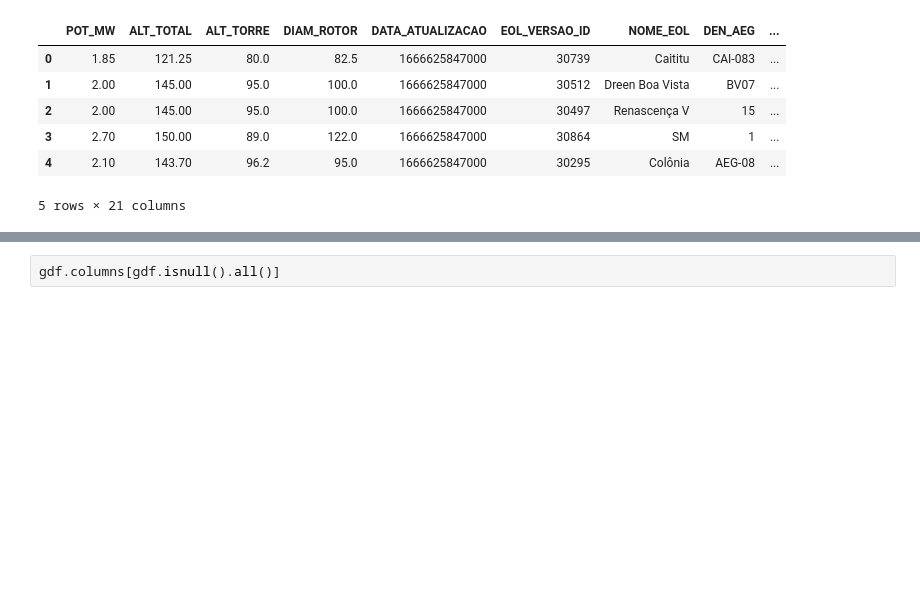
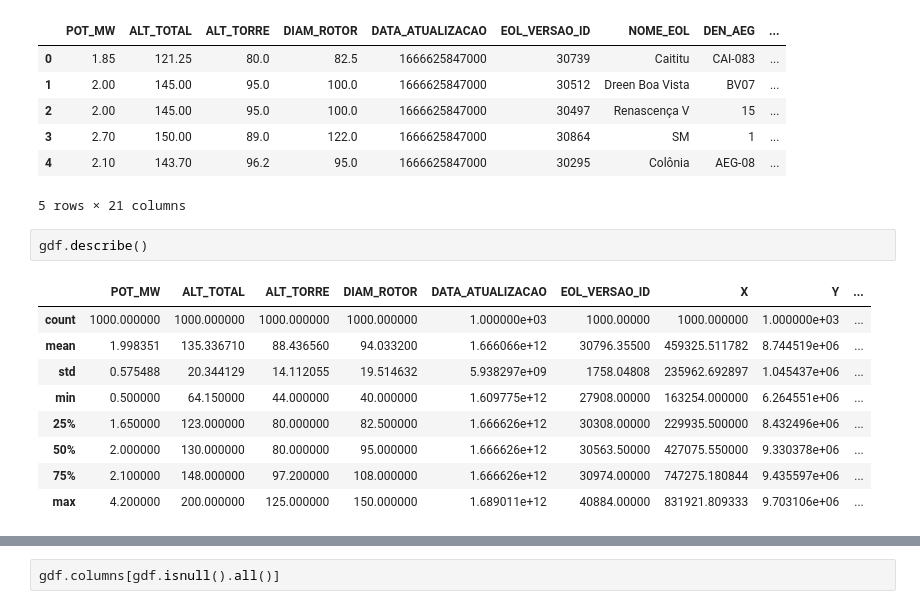
Before and after one commit to JEduardoHolanda/DataAnalysis, a Jupyter notebook: main.ipynb, the cells around one changed output, grey strips where cells are left out. Drawn from its saved outputs; the diff is of its cells as text; blank space fills up the shorter version.

```diff
--- a/main.ipynb
+++ b/main.ipynb
@@ -122,3 +118,15 @@ gdf.head()
 | 3 | 2.70 | 150.00 | 89.0 | 122.0 | 1666625847000 | 30864 | SM | 1 | ... |
 | 4 | 2.10 | 143.70 | 96.2 | 95.0 | 1666625847000 | 30295 | Colônia | AEG-08 | ... |
 5 rows × 21 columns
+# %%
+gdf.describe()
+# %% [output]
+|  | POT_MW | ALT_TOTAL | ALT_TORRE | DIAM_ROTOR | DATA_ATUALIZACAO | EOL_VERSAO_ID | X | Y | ... |
+| count | 1000.000000 | 1000.000000 | 1000.000000 | 1000.000000 | 1.000000e+03 | 1000.00000 | 1000.000000 | 1.000000e+03 | ... |
+| mean | 1.998351 | 135.336710 | 88.436560 | 94.033200 | 1.666066e+12 | 30796.35500 | 459325.511782 | 8.744519e+06 | ... |
+| std | 0.575488 | 20.344129 | 14.112055 | 19.514632 | 5.938297e+09 | 1758.04808 | 235962.692897 | 1.045437e+06 | ... |
+| min | 0.500000 | 64.150000 | 44.000000 | 40.000000 | 1.609775e+12 | 27908.00000 | 163254.000000 | 6.264551e+06 | ... |
+| 25% | 1.650000 | 123.000000 | 80.000000 | 82.500000 | 1.666626e+12 | 30308.00000 | 229935.500000 | 8.432496e+06 | ... |
+| 50% | 2.000000 | 130.000000 | 80.000000 | 95.000000 | 1.666626e+12 | 30563.50000 | 427075.550000 | 9.330378e+06 | ... |
+| 75% | 2.100000 | 148.000000 | 97.200000 | 108.000000 | 1.666626e+12 | 30974.00000 | 747275.180844 | 9.435597e+06 | ... |
+| max | 4.200000 | 200.000000 | 125.000000 | 150.000000 | 1.689011e+12 | 40884.00000 | 831921.809333 | 9.703106e+06 | ... |
```
Also changed, not shown: parts of 13 cells of this notebook, 1 other file.
